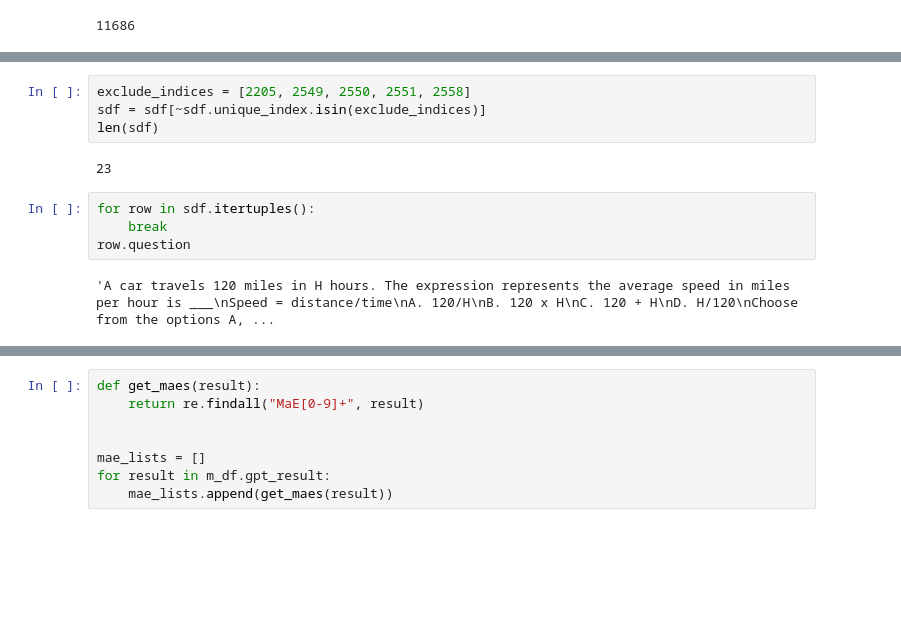
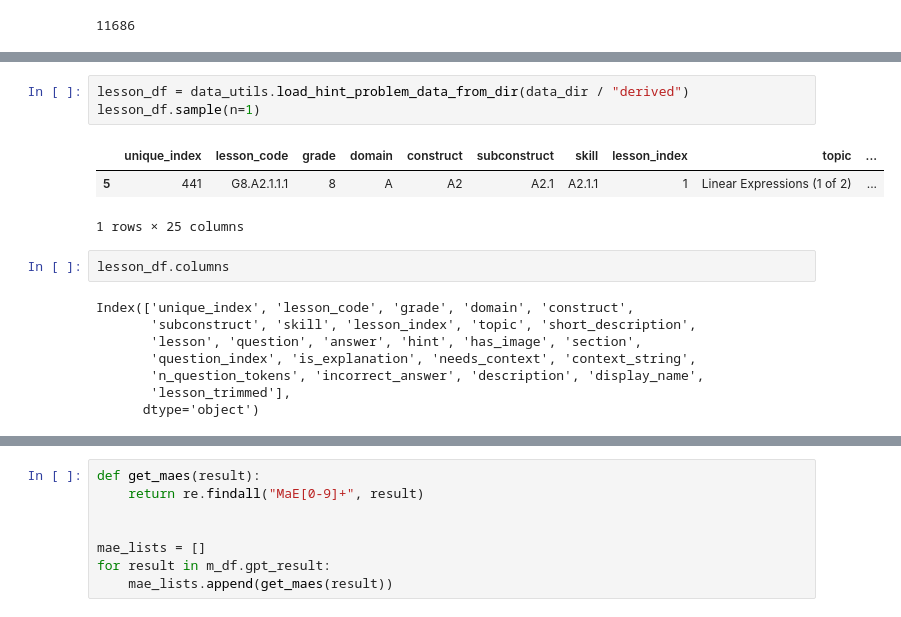
Before and after one commit to DigitalHarborFoundation/llm-math-education, a Jupyter notebook: notebook/MisconceptionData.ipynb, the cells around one changed output, grey strips where cells are left out. Cells and saved outputs as stored; diff of their text form; blank space fills up the shorter version.

```diff
--- a/notebook/MisconceptionData.ipynb
+++ b/notebook/MisconceptionData.ipynb
@@ -177,12 +100,17 @@ sdf[["unique_index", "lesson_code", "question", "answer", "incorrect_answer"]]
-# %%
-exclude_indices = [2205, 2549, 2550, 2551, 2558]
-sdf = sdf[~sdf.unique_index.isin(exclude_indices)]
-len(sdf)
-# %% [output]
-23
-# %%
-for row in sdf.itertuples():
-    break
-row.question
-# %% [output]
-'A car travels 120 miles in H hours. The expression represents the average speed in miles per hour is ___\nSpeed = distance/time\nA. 120/H\nB. 120 x H\nC. 120 + H\nD. H/120\nChoose from the options A, ...
+# %%
+lesson_df = data_utils.load_hint_problem_data_from_dir(data_dir / "derived")
+lesson_df.sample(n=1)
+# %% [output]
+|  | unique_index | lesson_code | grade | domain | construct | subconstruct | skill | lesson_index | topic | ... |
+| 5 | 441 | G8.A2.1.1.1 | 8 | A | A2 | A2.1 | A2.1.1 | 1 | Linear Expressions (1 of 2) | ... |
+1 rows × 25 columns
+# %%
+lesson_df.columns
+# %% [output]
+Index(['unique_index', 'lesson_code', 'grade', 'domain', 'construct',
+       'subconstruct', 'skill', 'lesson_index', 'topic', 'short_description',
+       'lesson', 'question', 'answer', 'hint', 'has_image', 'section',
+       'question_index', 'is_explanation', 'needs_context', 'context_string',
+       'n_question_tokens', 'incorrect_answer', 'description', 'display_name',
+       'lesson_trimmed'],
+      dtype='object')
```
Also changed, not shown: parts of 20 cells of this notebook, 7 other files.
